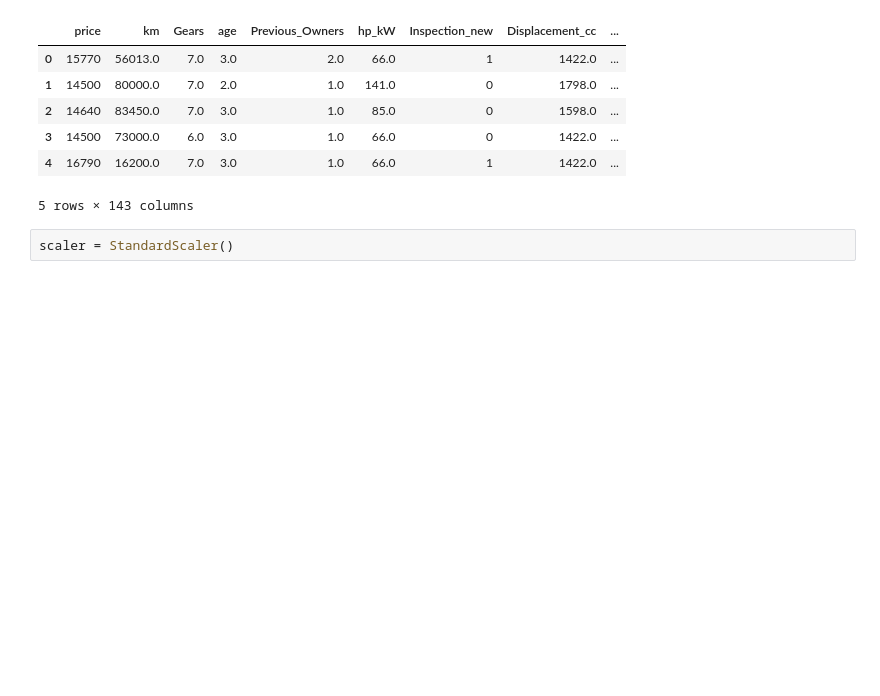
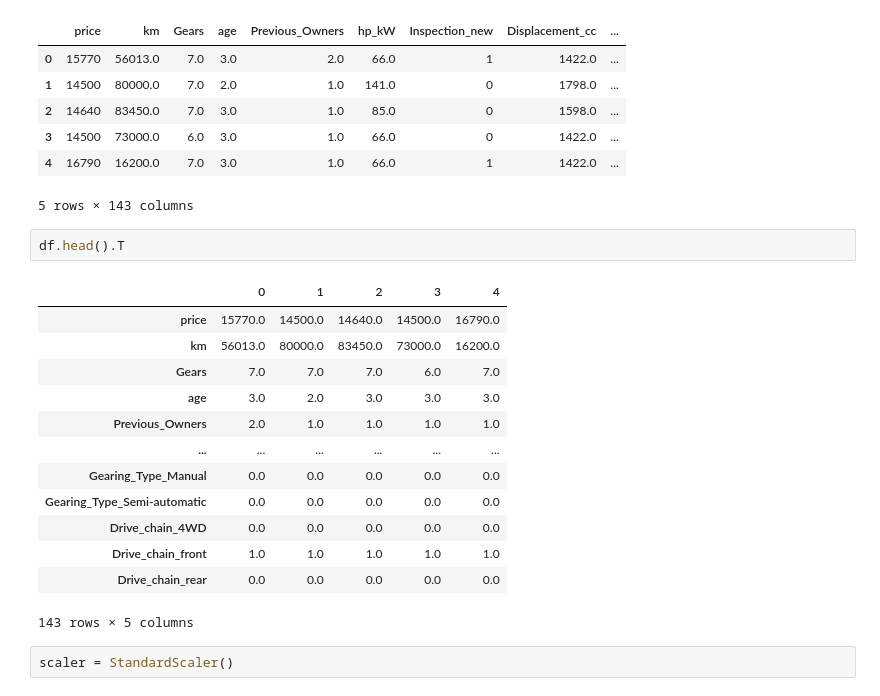
Before and after one commit to yasir5008/DS_-_ITF_Just_Working_Directory, a Jupyter notebook: ML/assignments/modeling_auto_scout_Student_.ipynb, the cells around one changed output. Drawn from its saved outputs; the diff is of its cells as text; blank space fills up the shorter version.

```diff
--- a/ML/assignments/modeling_auto_scout_Student_.ipynb
+++ b/ML/assignments/modeling_auto_scout_Student_.ipynb
@@ -77,6 +77,22 @@ df.head()
 | 3 | 14500 | 73000.0 | 6.0 | 3.0 | 1.0 | 66.0 | 0 | 1422.0 | ... |
 | 4 | 16790 | 16200.0 | 7.0 | 3.0 | 1.0 | 66.0 | 1 | 1422.0 | ... |
 5 rows × 143 columns
+# %%
+df.head().T
+# %% [output]
+|  | 0 | 1 | 2 | 3 | 4 |
+| price | 15770.0 | 14500.0 | 14640.0 | 14500.0 | 16790.0 |
+| km | 56013.0 | 80000.0 | 83450.0 | 73000.0 | 16200.0 |
+| Gears | 7.0 | 7.0 | 7.0 | 6.0 | 7.0 |
+| age | 3.0 | 2.0 | 3.0 | 3.0 | 3.0 |
+| Previous_Owners | 2.0 | 1.0 | 1.0 | 1.0 | 1.0 |
+| ... | ... | ... | ... | ... | ... |
+| Gearing_Type_Manual | 0.0 | 0.0 | 0.0 | 0.0 | 0.0 |
+| Gearing_Type_Semi-automatic | 0.0 | 0.0 | 0.0 | 0.0 | 0.0 |
+| Drive_chain_4WD | 0.0 | 0.0 | 0.0 | 0.0 | 0.0 |
+| Drive_chain_front | 1.0 | 1.0 | 1.0 | 1.0 | 1.0 |
+| Drive_chain_rear | 0.0 | 0.0 | 0.0 | 0.0 | 0.0 |
+143 rows × 5 columns
 # %%
 scaler = StandardScaler()
 # %%
```
Also changed, not shown: parts of 9 cells of this notebook.
